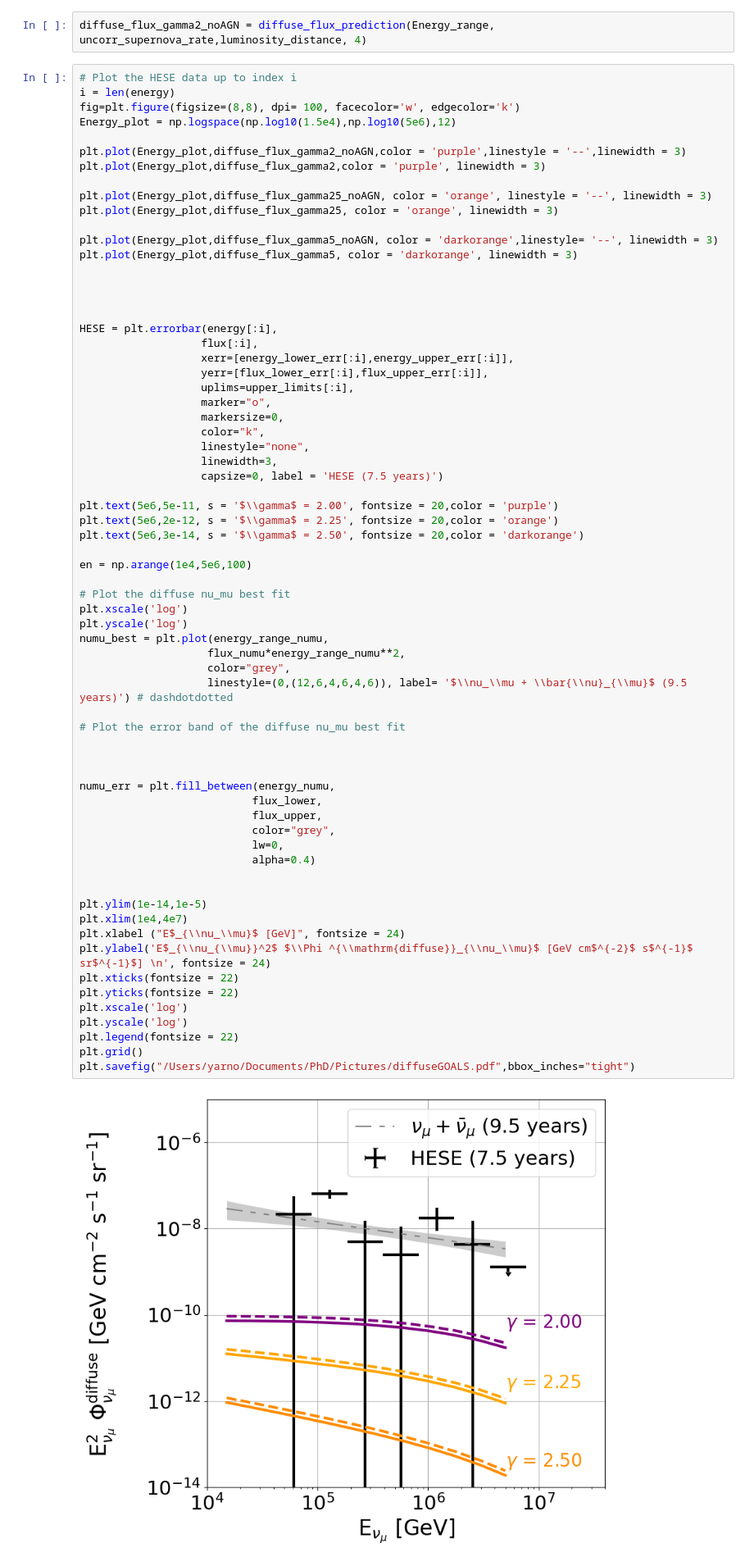
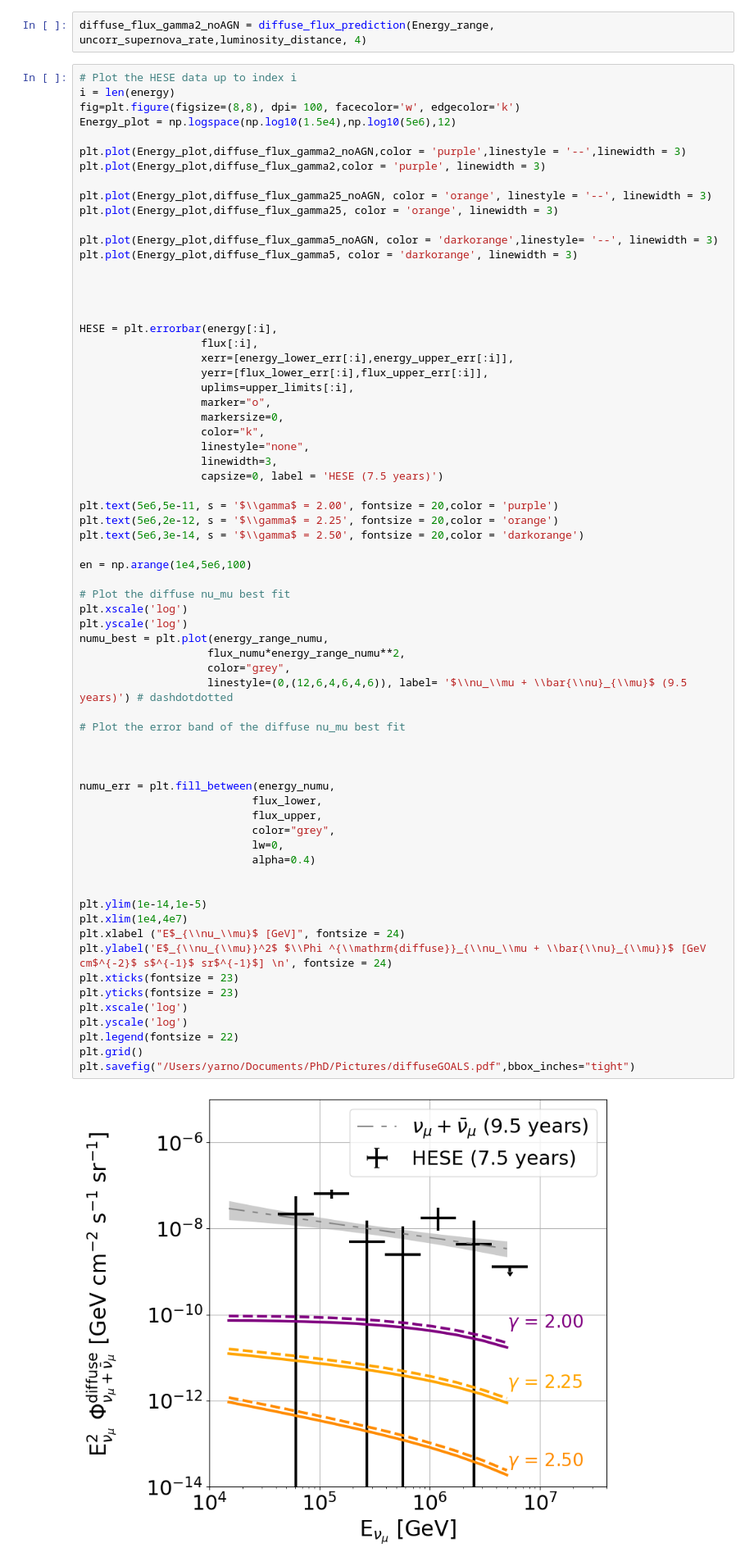
Before and after one commit to YarnoMerckx/neutrino-flux-GOALS-galaxies, a Jupyter notebook: GOALS_flux_predictions.ipynb, the cells around one changed output. Shown at 82% size. Drawn from its saved outputs; the diff is of its cells as text.

```diff
--- a/GOALS_flux_predictions.ipynb
+++ b/GOALS_flux_predictions.ipynb
@@ -277,37 +281,37 @@ en = np.arange(1e4,5e6,100)
 
 # Plot the diffuse nu_mu best fit
 plt.xscale('log')
 plt.yscale('log')
 numu_best = plt.plot(energy_range_numu,
                     flux_numu*energy_range_numu**2,
                     color="grey",
                     linestyle=(0,(12,6,4,6,4,6)), label= '$\\nu_\\mu + \\bar{\\nu}_{\\mu}$ (9.5 years)') # dashdotdotted
 
 # Plot the error band of the diffuse nu_mu best fit
 
 
 
 numu_err = plt.fill_between(energy_numu,
                            flux_lower,
                            flux_upper,
                            color="grey",
                            lw=0,
                            alpha=0.4)
 
 
 plt.ylim(1e-14,1e-5)
 plt.xlim(1e4,4e7)
 plt.xlabel ("E$_{\\nu_\\mu}$ [GeV]", fontsize = 24)
-plt.ylabel('E$_{\\nu_{\\mu}}^2$ $\\Phi ^{\\mathrm{diffuse}}_{\\nu_\\mu}$ [GeV cm$^{-2}$ s$^{-1}$ sr$^{-1}$] \n', fontsize = 24)
-plt.xticks(fontsize = 22)
-plt.yticks(fontsize = 22)
+plt.ylabel('E$_{\\nu_{\\mu}}^2$ $\\Phi ^{\\mathrm{diffuse}}_{\\nu_\\mu + \\bar{\\nu}_{\\mu}}$ [GeV cm$^{-2}$ s$^{-1}$ sr$^{-1}$] \n', fontsize = 24)
+plt.xticks(fontsize = 23)
+plt.yticks(fontsize = 23)
 plt.xscale('log')
 plt.yscale('log')
 plt.legend(fontsize = 22)
 plt.grid()
 plt.savefig("/Users/yarno/Documents/PhD/Pictures/diffuseGOALS.pdf",bbox_inches="tight")
 # %% [output]
-[figure, old version]
+[figure, new version]
 # %% [markdown]
 # Sanity checks
 # %%
```
Also changed, not shown: parts of 6 cells of this notebook, 3 other files.
